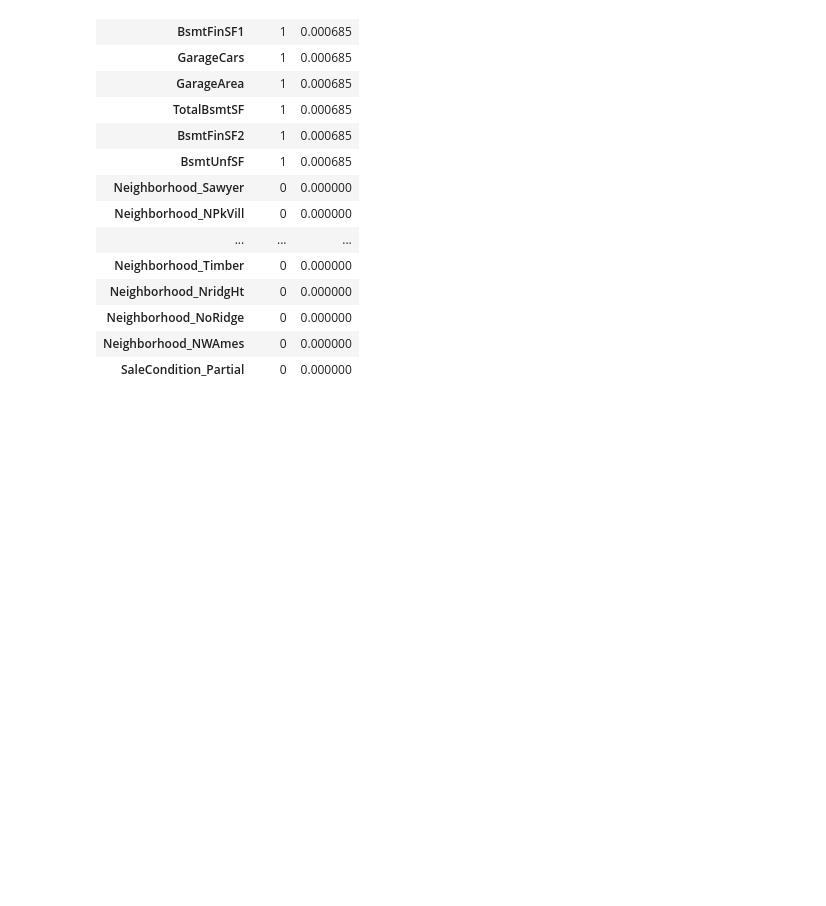
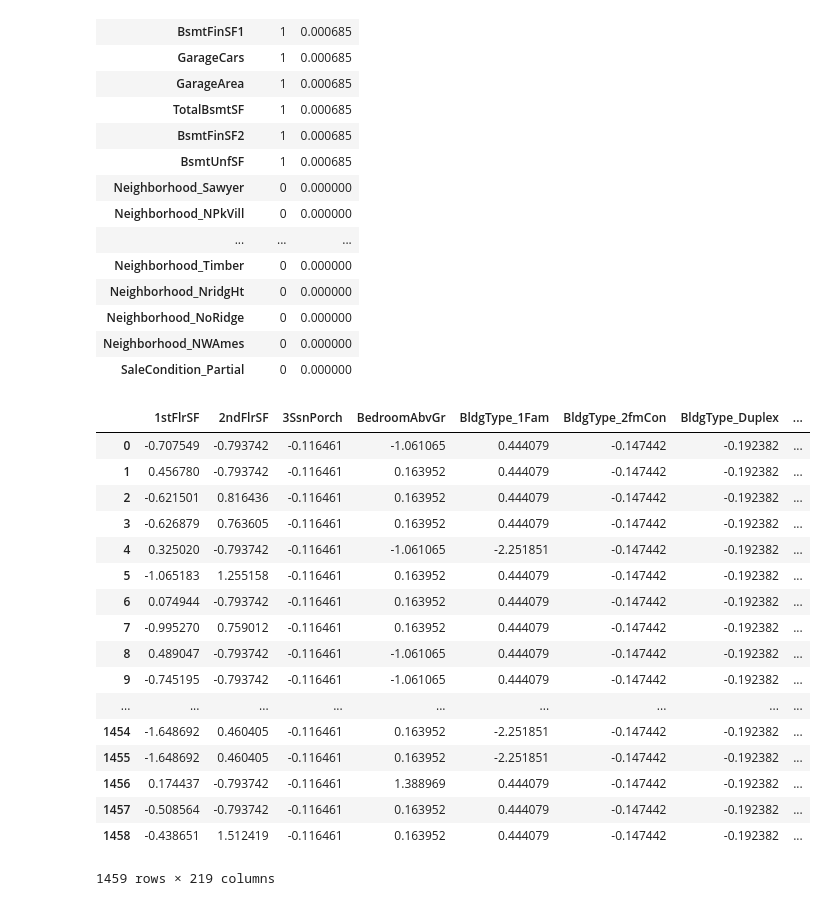
Before and after one commit to mdanb/house_prices_kaggle, a Jupyter notebook: housing.ipynb, the cells around one changed output. Saved outputs shown, nothing was run; the diff lists cells and outputs as text; code cells hidden in the pictures; blank space fills up the shorter version.

```diff
--- a/housing.ipynb
+++ b/housing.ipynb
@@ -487,3 +522,25 @@ df_test = df_test.reindex(sorted(df_test.columns), axis=1)
+# %%
+df_test = pd.DataFrame(df_test, columns=df_test_cols)
+df_test
+# %% [output]
+|  | 1stFlrSF | 2ndFlrSF | 3SsnPorch | BedroomAbvGr | BldgType_1Fam | BldgType_2fmCon | BldgType_Duplex | ... |
+| 0 | -0.707549 | -0.793742 | -0.116461 | -1.061065 | 0.444079 | -0.147442 | -0.192382 | ... |
+| 1 | 0.456780 | -0.793742 | -0.116461 | 0.163952 | 0.444079 | -0.147442 | -0.192382 | ... |
+| 2 | -0.621501 | 0.816436 | -0.116461 | 0.163952 | 0.444079 | -0.147442 | -0.192382 | ... |
+| 3 | -0.626879 | 0.763605 | -0.116461 | 0.163952 | 0.444079 | -0.147442 | -0.192382 | ... |
+| 4 | 0.325020 | -0.793742 | -0.116461 | -1.061065 | -2.251851 | -0.147442 | -0.192382 | ... |
+| 5 | -1.065183 | 1.255158 | -0.116461 | 0.163952 | 0.444079 | -0.147442 | -0.192382 | ... |
+| 6 | 0.074944 | -0.793742 | -0.116461 | 0.163952 | 0.444079 | -0.147442 | -0.192382 | ... |
+| 7 | -0.995270 | 0.759012 | -0.116461 | 0.163952 | 0.444079 | -0.147442 | -0.192382 | ... |
+| 8 | 0.489047 | -0.793742 | -0.116461 | -1.061065 | 0.444079 | -0.147442 | -0.192382 | ... |
+| 9 | -0.745195 | -0.793742 | -0.116461 | -1.061065 | 0.444079 | -0.147442 | -0.192382 | ... |
+| ... | ... | ... | ... | ... | ... | ... | ... | ... |
+| 1454 | -1.648692 | 0.460405 | -0.116461 | 0.163952 | -2.251851 | -0.147442 | -0.192382 | ... |
+| 1455 | -1.648692 | 0.460405 | -0.116461 | 0.163952 | -2.251851 | -0.147442 | -0.192382 | ... |
+| 1456 | 0.174437 | -0.793742 | -0.116461 | 1.388969 | 0.444079 | -0.147442 | -0.192382 | ... |
+| 1457 | -0.508564 | -0.793742 | -0.116461 | 0.163952 | 0.444079 | -0.147442 | -0.192382 | ... |
+| 1458 | -0.438651 | 1.512419 | -0.116461 | 0.163952 | 0.444079 | -0.147442 | -0.192382 | ... |
+1459 rows × 219 columns
 # %%
 print("Predictions:", lin_reg.predict(df_test))
 # %% [output]
```
Also changed, not shown: parts of 16 cells of this notebook.
